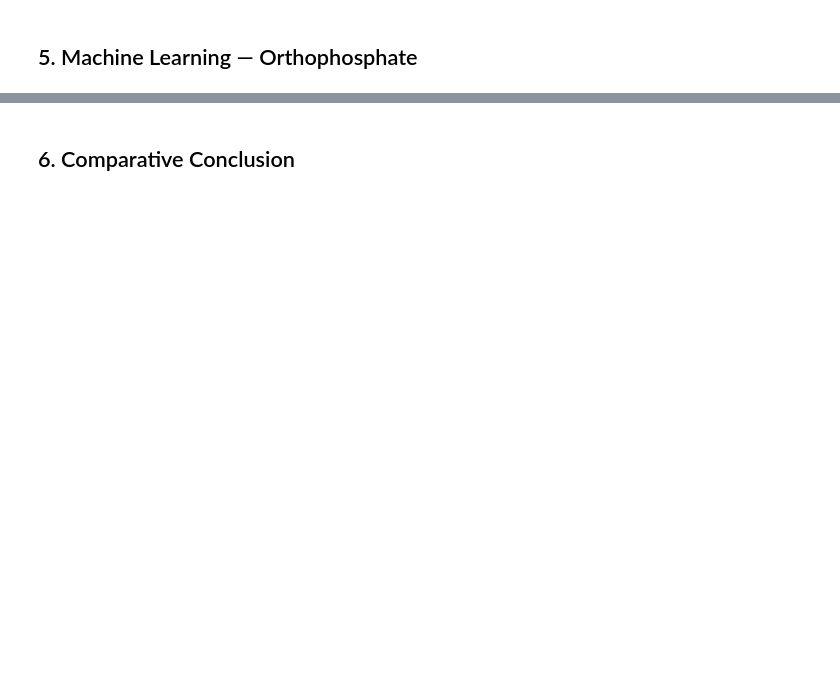
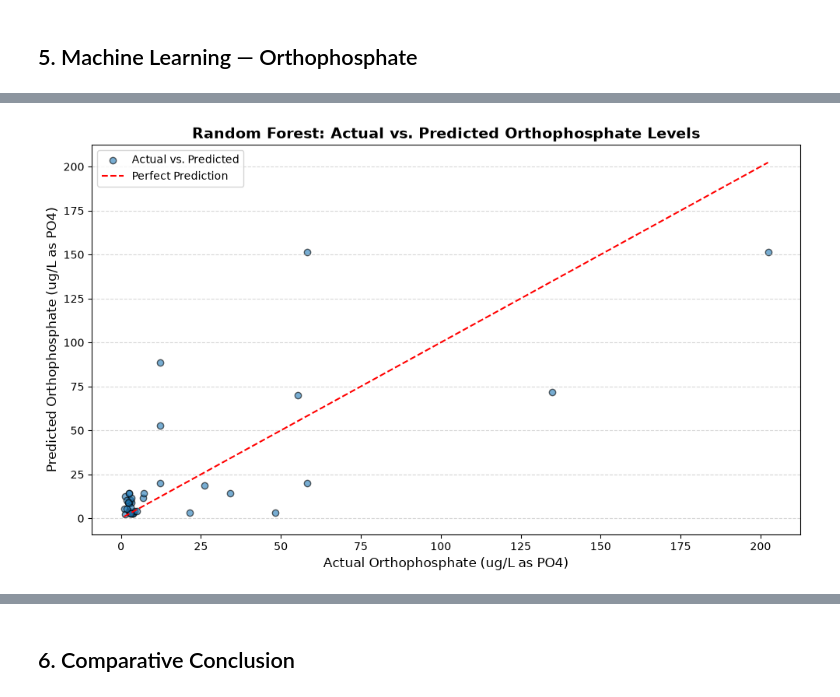
Before and after one commit to marcosis15/lake-erie-phosphorus-analysis, a Jupyter notebook: lake_erie_phosphorus_analysis.ipynb, the cells around one changed output, grey strips where cells are left out. Saved outputs shown, nothing was run; the diff lists cells and outputs as text; code cells hidden in the pictures; blank space fills up the shorter version.

```diff
--- a/lake_erie_phosphorus_analysis.ipynb
+++ b/lake_erie_phosphorus_analysis.ipynb
@@ -454 +461,20 @@ Year                0.156517
 dtype: float64
+# %%
+final_model = orthophosphate_results.best_estimator_
+final_model.fit(X_train, y_train)
+y_pred_final = final_model.predict(X_test)
+import matplotlib.pyplot as plt
+plt.figure(figsize=(10, 6))
+plt.scatter(y_test, y_pred_final, alpha=0.6, edgecolor='black')
+min_val = min(float(y_test.min()), float(y_pred_final.min()))
+max_val = max(float(y_test.max()), float(y_pred_final.max()))
+plt.plot([min_val, max_val], [min_val, max_val], color='red', linestyle='--', label='Perfect Prediction')
+plt.xlabel('Actual Orthophosphate (ug/L as PO4)', fontsize=12)
+plt.ylabel('Predicted Orthophosphate (ug/L as PO4)', fontsize=12)
+plt.title('Random Forest: Actual vs. Predicted Orthophosphate Levels', fontsize=14, fontweight='bold')
+plt.grid(axis='y', linestyle='--', alpha=0.5)
+plt.legend(['Actual vs. Predicted','Perfect Prediction'])
+plt.tight_layout()
+plt.show()
+# %% [output]
+[figure, added]
```
Also changed, not shown: parts of 19 cells of this notebook, 1 other file.
